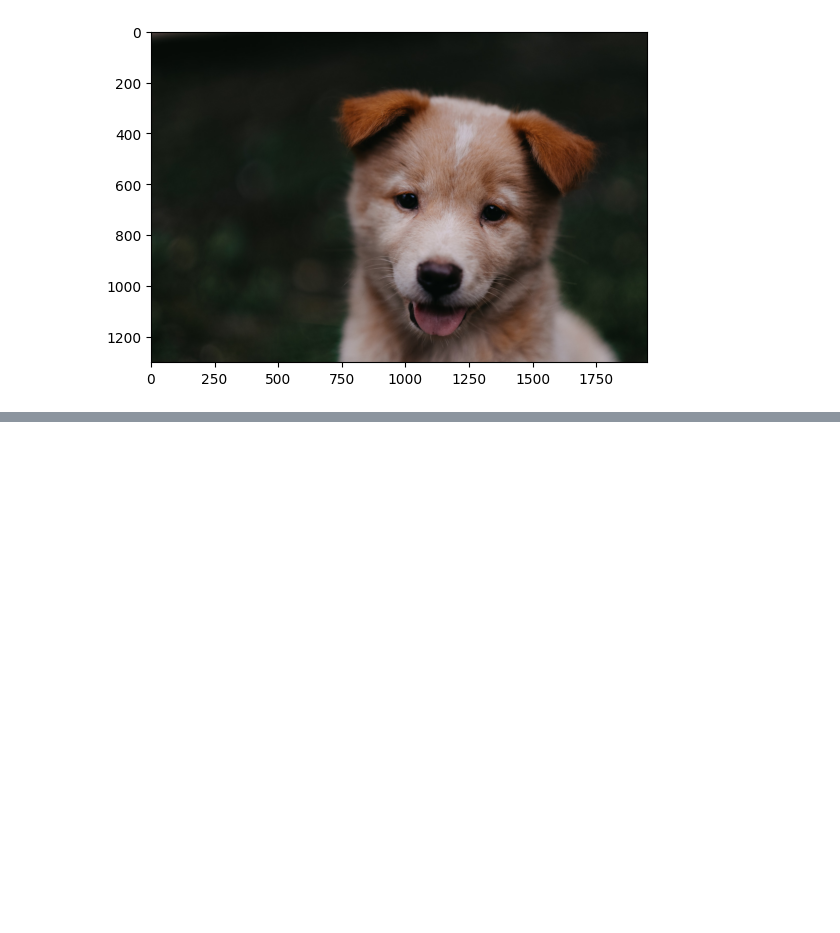
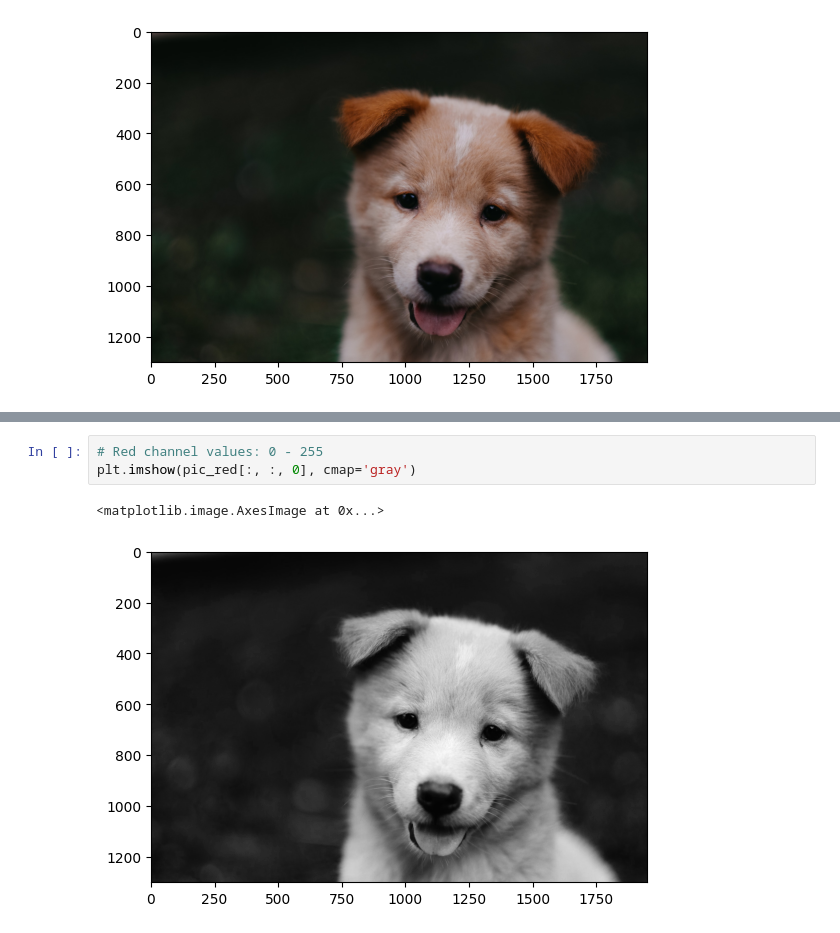
Before and after one commit to DavoodSZ1993/OpenCV_Tutorial, a Jupyter notebook: 02_images_and_numpy.ipynb, the cells around one changed output, grey strips where cells are left out. Cells and saved outputs as stored; diff of their text form; blank space fills up the shorter version.

```diff
--- a/02_images_and_numpy.ipynb
+++ b/02_images_and_numpy.ipynb
@@ -35,0 +48,6 @@ plt.imshow(pic_arr)
+# %%
+# Red channel values: 0 - 255
+plt.imshow(pic_red[:, :, 0], cmap='gray')
+# %% [output]
+<matplotlib.image.AxesImage at 0x...>
+[figure, added]
```
Also changed, not shown: parts of 2 cells of this notebook.
